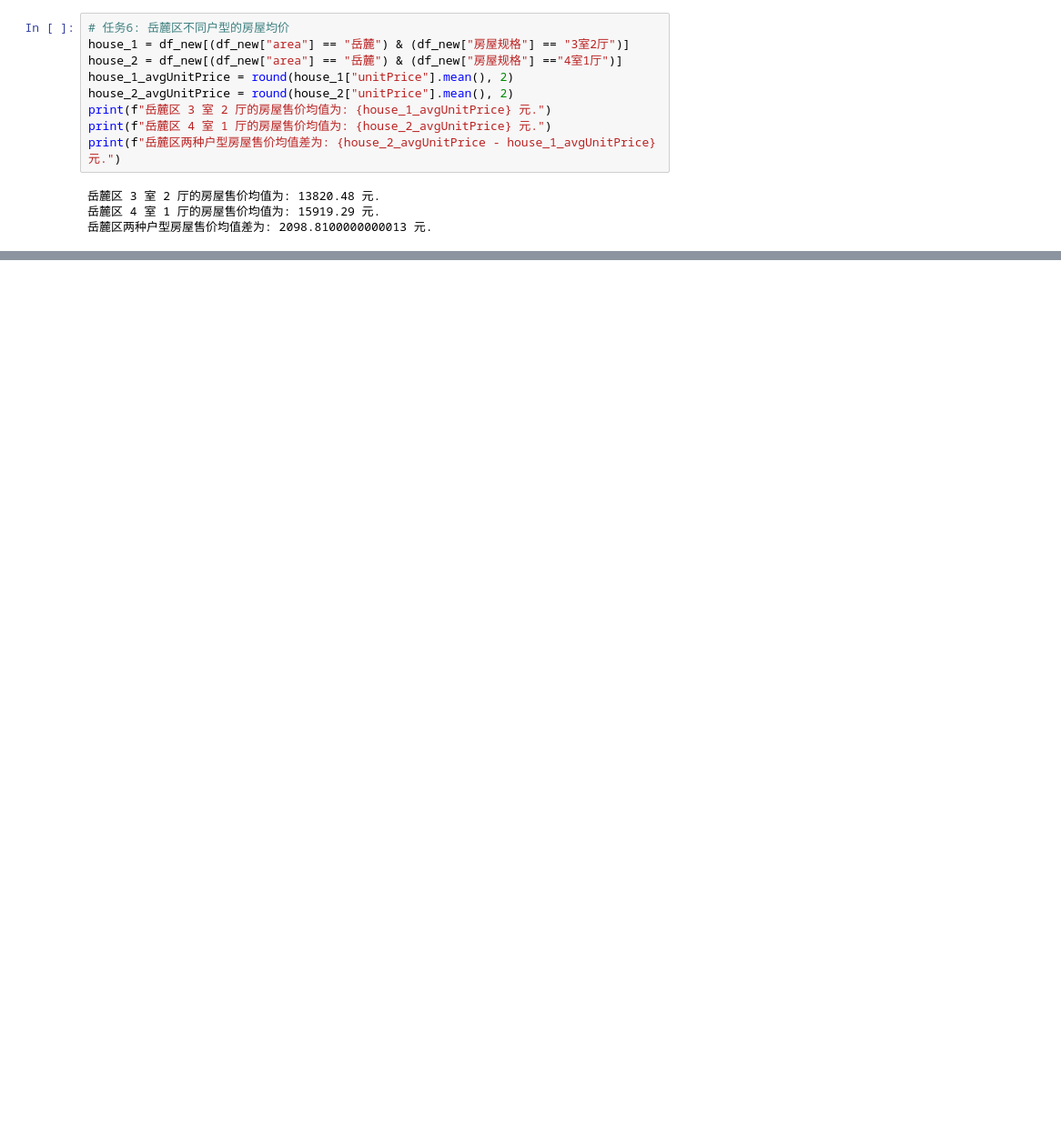
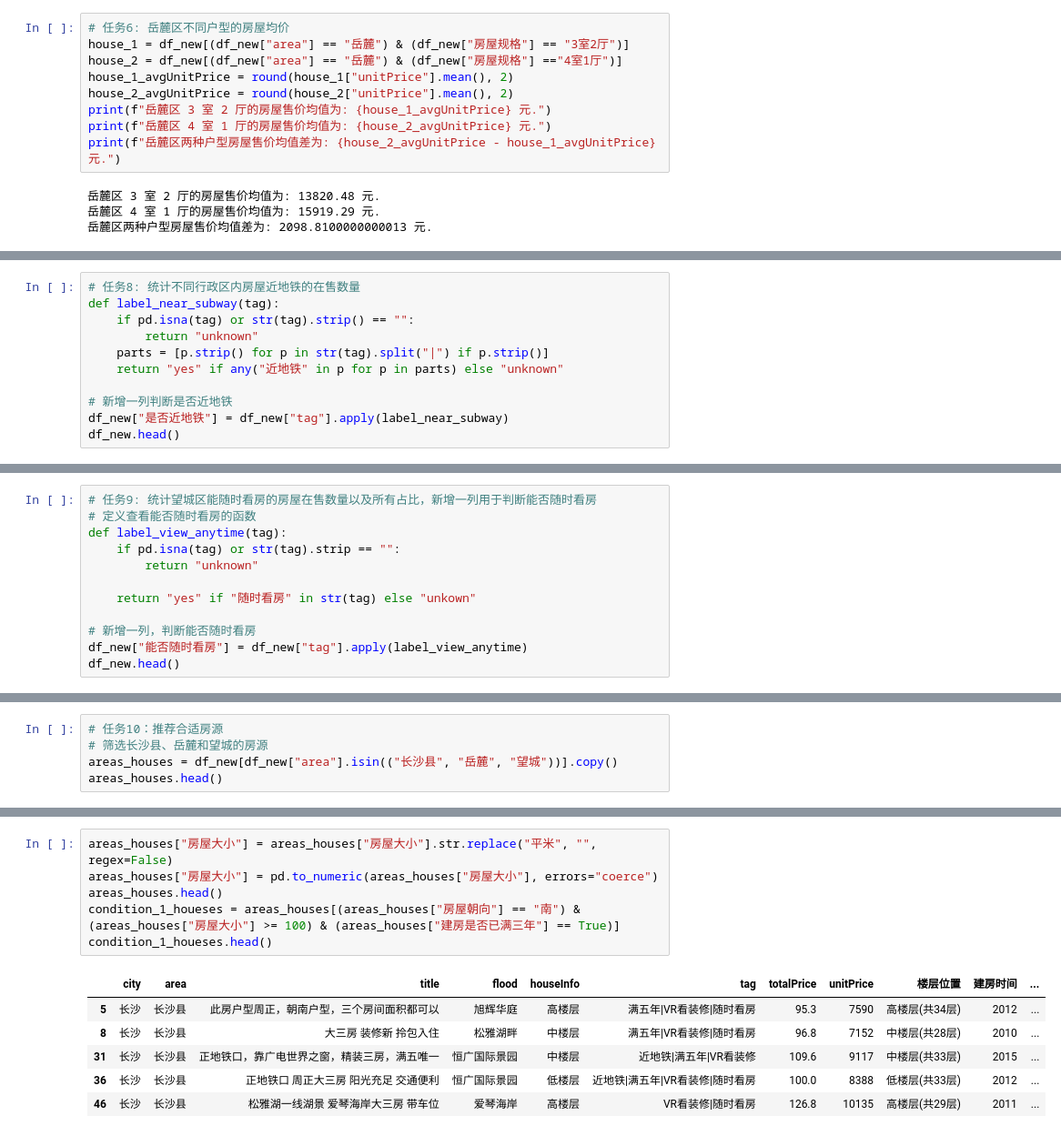
Before and after one commit to JasperJLYu/Pandas, a Jupyter notebook: demos/长沙二手房新房数据分析/dataAnalysis.ipynb, the cells around one changed output, grey strips where cells are left out. Shown at 91% size. Drawn from its saved outputs; the diff is of its cells as text; blank space fills up the shorter version.

```diff
--- a/demos/长沙二手房新房数据分析/dataAnalysis.ipynb
+++ b/demos/长沙二手房新房数据分析/dataAnalysis.ipynb
@@ -291,0 +309,11 @@ print(f"岳麓区两种户型房屋售价均值差为: {house_2_avgUnitPrice - h
+# %%
+# 任务8: 统计不同行政区内房屋近地铁的在售数量
+def label_near_subway(tag):
+    if pd.isna(tag) or str(tag).strip() == "":
+        return "unknown"
+    parts = [p.strip() for p in str(tag).split("|") if p.strip()]
+    return "yes" if any("近地铁" in p for p in parts) else "unknown"
+
+# 新增一列判断是否近地铁
+df_new["是否近地铁"] = df_new["tag"].apply(label_near_subway)
+df_new.head()
@@ -291,0 +341,12 @@ print(f"岳麓区两种户型房屋售价均值差为: {house_2_avgUnitPrice - h
+# %%
+# 任务9: 统计望城区能随时看房的房屋在售数量以及所有占比，新增一列用于判断能否随时看房
+# 定义查看能否随时看房的函数
+def label_view_anytime(tag):
+    if pd.isna(tag) or str(tag).strip == "":
+        return "unknown"
+
+    return "yes" if "随时看房" in str(tag) else "unkown"
+
+# 新增一列，判断能否随时看房
+df_new["能否随时看房"] = df_new["tag"].apply(label_view_anytime)
+df_new.head()
@@ -291,0 +368,5 @@ print(f"岳麓区两种户型房屋售价均值差为: {house_2_avgUnitPrice - h
+# %%
+# 任务10：推荐合适房源
+# 筛选长沙县、岳麓和望城的房源
+areas_houses = df_new[df_new["area"].isin(("长沙县", "岳麓", "望城"))].copy()
+areas_houses.head()
@@ -291,0 +380,13 @@ print(f"岳麓区两种户型房屋售价均值差为: {house_2_avgUnitPrice - h
+# %%
+areas_houses["房屋大小"] = areas_houses["房屋大小"].str.replace("平米", "", regex=False)
+areas_houses["房屋大小"] = pd.to_numeric(areas_houses["房屋大小"], errors="coerce")
+areas_houses.head()
+condition_1_houeses = areas_houses[(areas_houses["房屋朝向"] == "南") & (areas_houses["房屋大小"] >= 100) & (areas_houses["建房是否已满三年"] == True)]
+condition_1_houeses.head()
+# %% [output]
+|  | city | area | title | flood | houseInfo | tag | totalPrice | unitPrice | 楼层位置 | 建房时间 | ... |
+| 5 | 长沙 | 长沙县 | 此房户型周正，朝南户型，三个房间面积都可以 | 旭辉华庭 | 高楼层 | 满五年|VR看装修|随时看房 | 95.3 | 7590 | 高楼层(共34层) | 2012 | ... |
+| 8 | 长沙 | 长沙县 | 大三房 装修新 拎包入住 | 松雅湖畔 | 中楼层 | 满五年|VR看装修|随时看房 | 96.8 | 7152 | 中楼层(共28层) | 2010 | ... |
+| 31 | 长沙 | 长沙县 | 正地铁口，靠广电世界之窗，精装三房，满五唯一 | 恒广国际景园 | 中楼层 | 近地铁|满五年|VR看装修 | 109.6 | 9117 | 中楼层(共33层) | 2015 | ... |
+| 36 | 长沙 | 长沙县 | 正地铁口 周正大三房 阳光充足 交通便利 | 恒广国际景园 | 低楼层 | 近地铁|满五年|VR看装修|随时看房 | 100.0 | 8388 | 低楼层(共33层) | 2012 | ... |
+| 46 | 长沙 | 长沙县 | 松雅湖一线湖景 爱琴海岸大三房 带车位 | 爱琴海岸 | 高楼层 | VR看装修|随时看房 | 126.8 | 10135 | 高楼层(共29层) | 2011 | ... |
```
Also changed, not shown: parts of 7 cells of this notebook.
